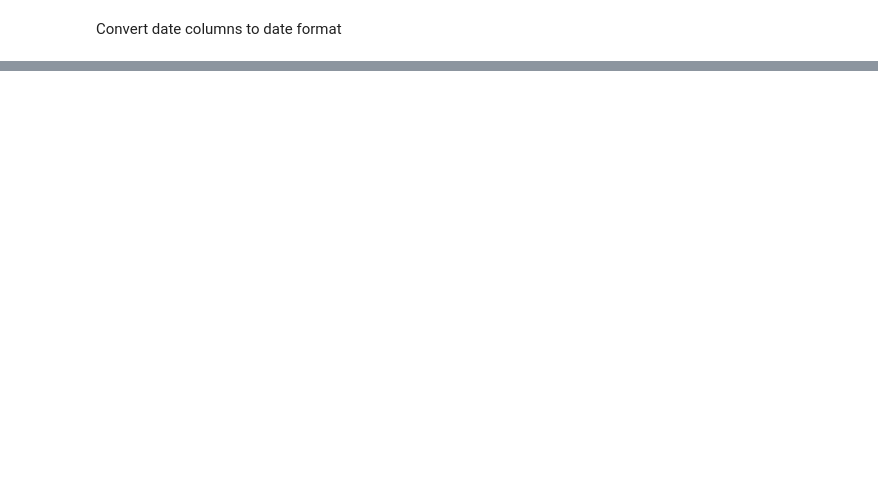
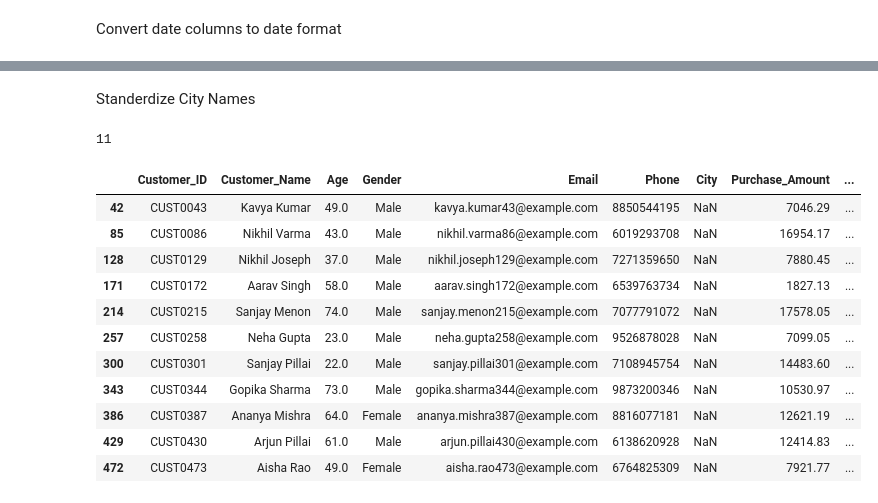
Before and after one commit to ambusr/Data-Science_workspace, a Jupyter notebook: Pandas/Day8_Cleaning_Practice_Project.ipynb, the cells around one changed output, grey strips where cells are left out. Saved outputs shown, nothing was run; the diff lists cells and outputs as text; code cells hidden in the pictures; blank space fills up the shorter version.

```diff
--- a/Pandas/Day8_Cleaning_Practice_Project.ipynb
+++ b/Pandas/Day8_Cleaning_Practice_Project.ipynb
@@ -235,5 +235,28 @@ df[df.Phone.str.len()!=10].head(5) #Replaced all NAN & inalid numbers to unknown
 Convert date columns to date format
 # %%
 #df['Purchase_Date']=pd.to_datetime(df.Purchase_Date,errors='coerce')
-#df[df.Purchase_Date.isna()]
+s = df["Purchase_Date"].astype("string").str.strip()
+parsed = pd.Series(pd.NaT, index=df.index, dtype="datetime64[ns]")
+
+formats = {
+    r"^\d{2}/\d{2}/\d{4}$": "%d/%m/%Y",  # 31/05/2023
+    r"^\d{2}-\d{2}-\d{4}$": "%m-%d-%Y",  # 06-26-2024
+    r"^\d{4}-\d{2}-\d{2}$": "%Y-%m-%d",  # 2023-04-11
+}
+
+for pattern, date_format in formats.items():
+    mask = s.str.match(pattern, na=False)
+    parsed.loc[mask] = pd.to_datetime(
+        s[mask], format=date_format, errors="coerce"
+    )
+
+# Review any nonblank values that did not parse before replacing the column
+unparsed = s.notna() & s.ne("") & parsed.isna()
+print(df.loc[unparsed, "Purchase_Date"])
+df["Purchase_Date"] = parsed.dt.strftime("%d/%m/%Y")
+df["Purchase_Date"] = parsed
+df.Purchase_Date=pd.to_datetime(df.Purchase_Date)
+fill_date = df["Purchase_Date"].mode().iloc[0]
+df["Purchase_Date"] = df["Purchase_Date"].fillna(fill_date)
+df.info()
 # %% [output]
@@ -252,0 +283,19 @@ Convert date columns to date format
+# %% [markdown]
+Standerdize City Names
+# %%
+print(df.City.isna().sum())
+display(df[df.City.isna()|df.City.isnull()])
+# %% [output]
+11
+|  | Customer_ID | Customer_Name | Age | Gender | Email | Phone | City | Purchase_Amount | ... |
+| 42 | CUST0043 | Kavya Kumar | 49.0 | Male | kavya.kumar43@example.com | 8850544195 | NaN | 7046.29 | ... |
+| 85 | CUST0086 | Nikhil Varma | 43.0 | Male | nikhil.varma86@example.com | 6019293708 | NaN | 16954.17 | ... |
+| 128 | CUST0129 | Nikhil Joseph | 37.0 | Male | nikhil.joseph129@example.com | 7271359650 | NaN | 7880.45 | ... |
+| 171 | CUST0172 | Aarav Singh | 58.0 | Male | aarav.singh172@example.com | 6539763734 | NaN | 1827.13 | ... |
+| 214 | CUST0215 | Sanjay Menon | 74.0 | Male | sanjay.menon215@example.com | 7077791072 | NaN | 17578.05 | ... |
+| 257 | CUST0258 | Neha Gupta | 23.0 | Male | neha.gupta258@example.com | 9526878028 | NaN | 7099.05 | ... |
+| 300 | CUST0301 | Sanjay Pillai | 22.0 | Male | sanjay.pillai301@example.com | 7108945754 | NaN | 14483.60 | ... |
+| 343 | CUST0344 | Gopika Sharma | 73.0 | Male | gopika.sharma344@example.com | 9873200346 | NaN | 10530.97 | ... |
+| 386 | CUST0387 | Ananya Mishra | 64.0 | Female | ananya.mishra387@example.com | 8816077181 | NaN | 12621.19 | ... |
+| 429 | CUST0430 | Arjun Pillai | 61.0 | Male | arjun.pillai430@example.com | 6138620928 | NaN | 12414.83 | ... |
+| 472 | CUST0473 | Aisha Rao | 49.0 | Female | aisha.rao473@example.com | 6764825309 | NaN | 7921.77 | ... |
```
Also changed, not shown: parts of 11 cells of this notebook, 1 other file.
